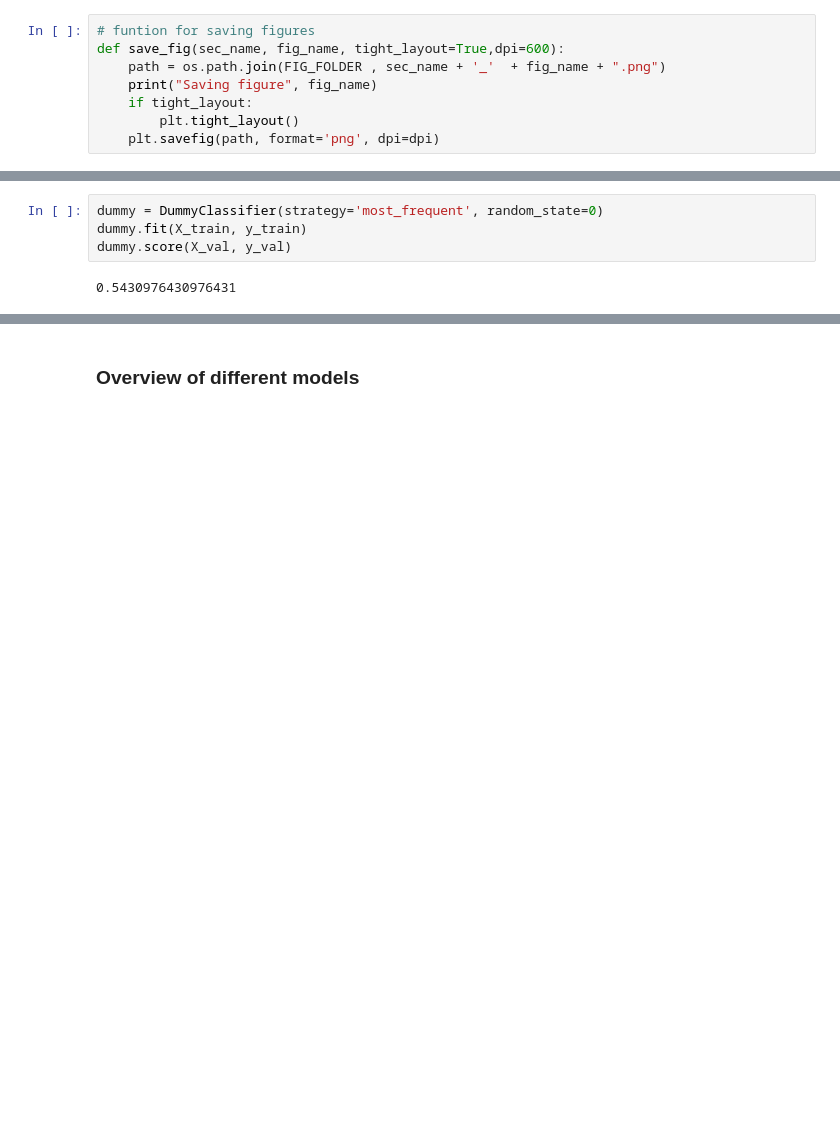
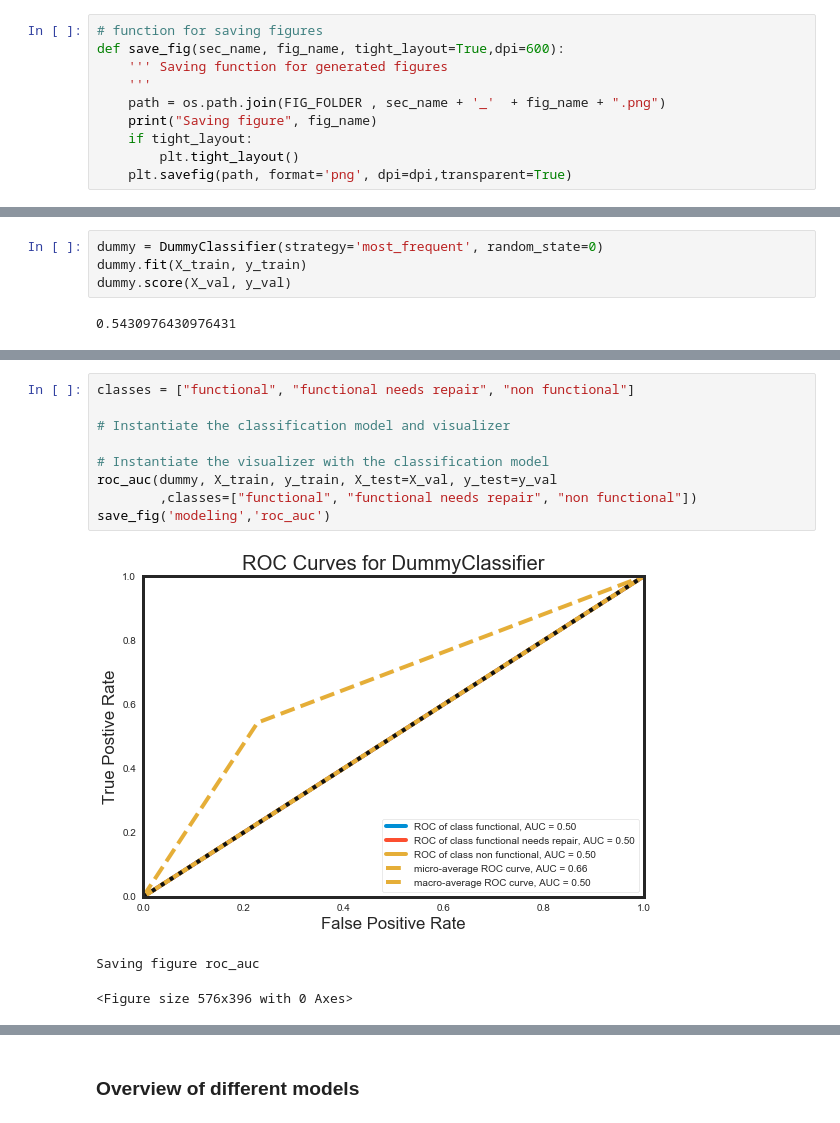
Before and after one commit to torben90/Capstone_NF_Waterpumps_Tanzania, a Jupyter notebook: PumpItUp_Predictive_Modeling.ipynb, the cells around one changed output, grey strips where cells are left out. Saved outputs shown, nothing was run; the diff lists cells and outputs as text; blank space fills up the shorter version.

```diff
--- a/PumpItUp_Predictive_Modeling.ipynb
+++ b/PumpItUp_Predictive_Modeling.ipynb
@@ -69,13 +77,15 @@ pd.options.display.max_rows = None
 # %% [markdown]
 ## Utile Functions
 # %%
-# funtion for saving figures
+# function for saving figures
 def save_fig(sec_name, fig_name, tight_layout=True,dpi=600):
+    ''' Saving function for generated figures
+    '''
     path = os.path.join(FIG_FOLDER , sec_name + '_'  + fig_name + ".png")
     print("Saving figure", fig_name)
     if tight_layout:
         plt.tight_layout()
-    plt.savefig(path, format='png', dpi=dpi)
+    plt.savefig(path, format='png', dpi=dpi,transparent=True)
 # %%
 def model_evaluation(clf, scoring, X_train, y_train):
 
@@ -390,0 +390,13 @@ functional needs repair       0.00      0.00      0.00       863
+# %%
+classes = ["functional", "functional needs repair", "non functional"]
+
+# Instantiate the classification model and visualizer
+
+# Instantiate the visualizer with the classification model
+roc_auc(dummy, X_train, y_train, X_test=X_val, y_test=y_val
+        ,classes=["functional", "functional needs repair", "non functional"])
+save_fig('modeling','roc_auc')
+# %% [output]
+[figure, added]
+Saving figure roc_auc
+<Figure size 576x396 with 0 Axes>
```
Also changed, not shown: parts of 53 cells of this notebook, 1 other file.
